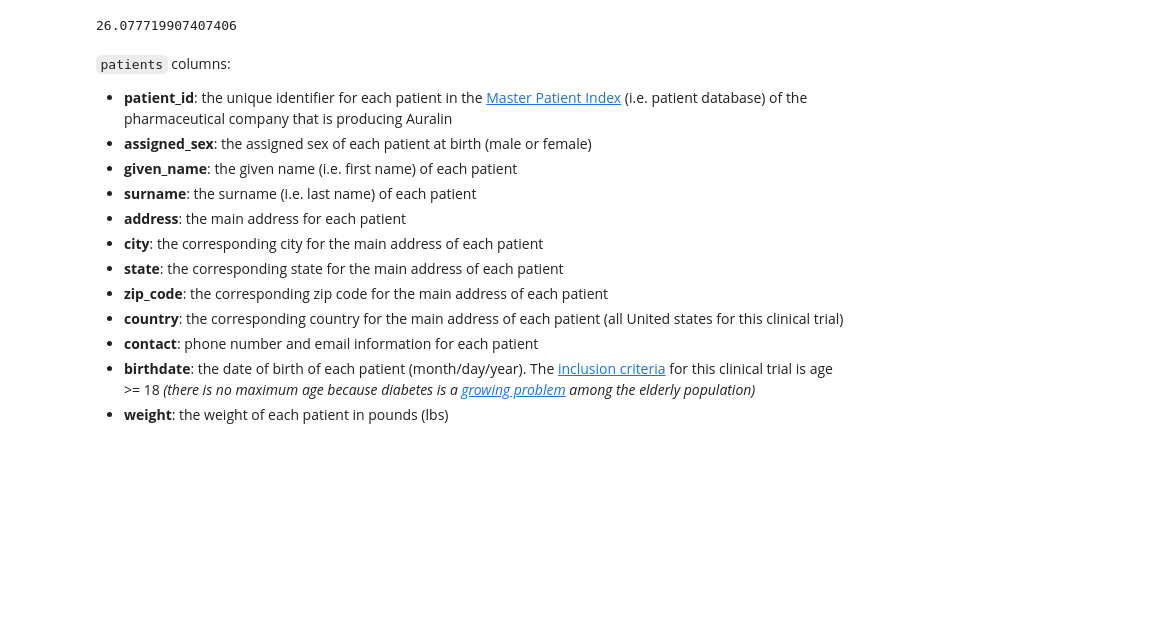
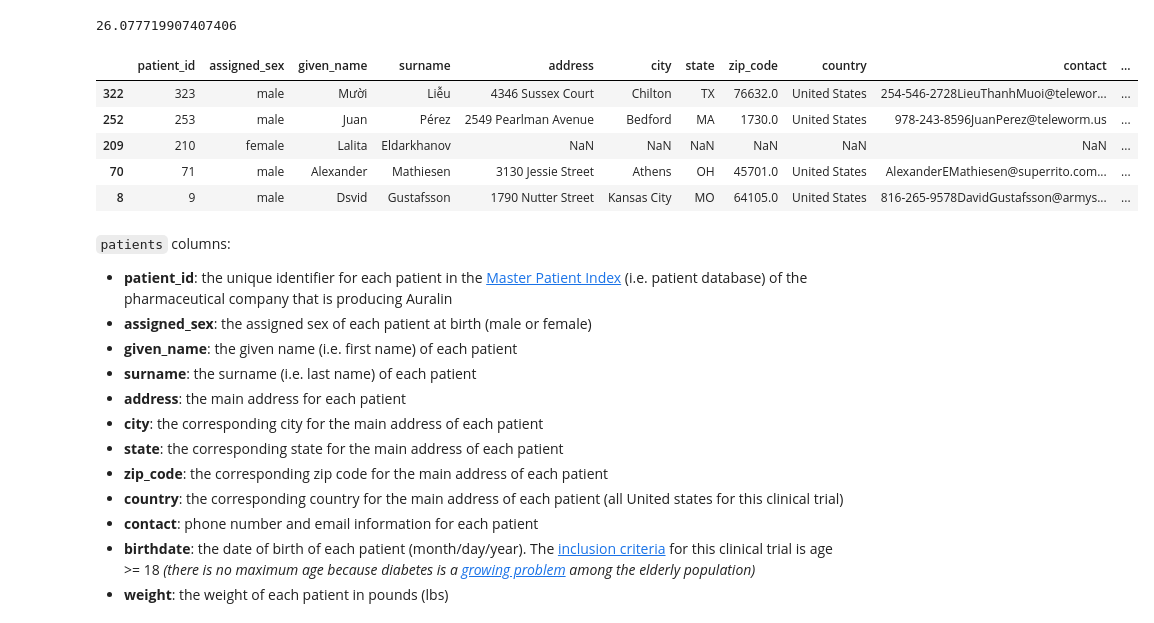
Before and after one commit to iRaied/assessment-practice-1, a Jupyter notebook: assessment practice.ipynb, the cells around one changed output. Saved outputs shown, nothing was run; the diff lists cells and outputs as text; code cells hidden in the pictures; blank space fills up the shorter version.

```diff
--- a/assessment practice.ipynb
+++ b/assessment practice.ipynb
@@ -41,6 +41,15 @@ height_in = 72
 703 * weight_lbs / (height_in * height_in)
 # %% [output]
 26.077719907407406
+# %%
+patients.sample(5)
+# %% [output]
+|  | patient_id | assigned_sex | given_name | surname | address | city | state | zip_code | country | contact | ... |
+| 322 | 323 | male | Mười | Liễu | 4346 Sussex Court | Chilton | TX | 76632.0 | United States | 254-546-2728LieuThanhMuoi@telewor... | ... |
+| 252 | 253 | male | Juan | Pérez | 2549 Pearlman Avenue | Bedford | MA | 1730.0 | United States | 978-243-8596JuanPerez@teleworm.us | ... |
+| 209 | 210 | female | Lalita | Eldarkhanov | NaN | NaN | NaN | NaN | NaN | NaN | ... |
+| 70 | 71 | male | Alexander | Mathiesen | 3130 Jessie Street | Athens | OH | 45701.0 | United States | AlexanderEMathiesen@superrito.com... | ... |
+| 8 | 9 | male | Dsvid | Gustafsson | 1790 Nutter Street | Kansas City | MO | 64105.0 | United States | 816-265-9578DavidGustafsson@armys... | ... |
 # %% [markdown]
 `patients` columns:
 - **patient_id**: the unique identifier for each patient in the [Master Patient Index](https://en.wikipedia.org/wiki/Enterprise_master_patient_index) (i.e. patient database) of the pharmaceutical company that is producing Auralin
```
Also changed, not shown: parts of 9 cells of this notebook.
